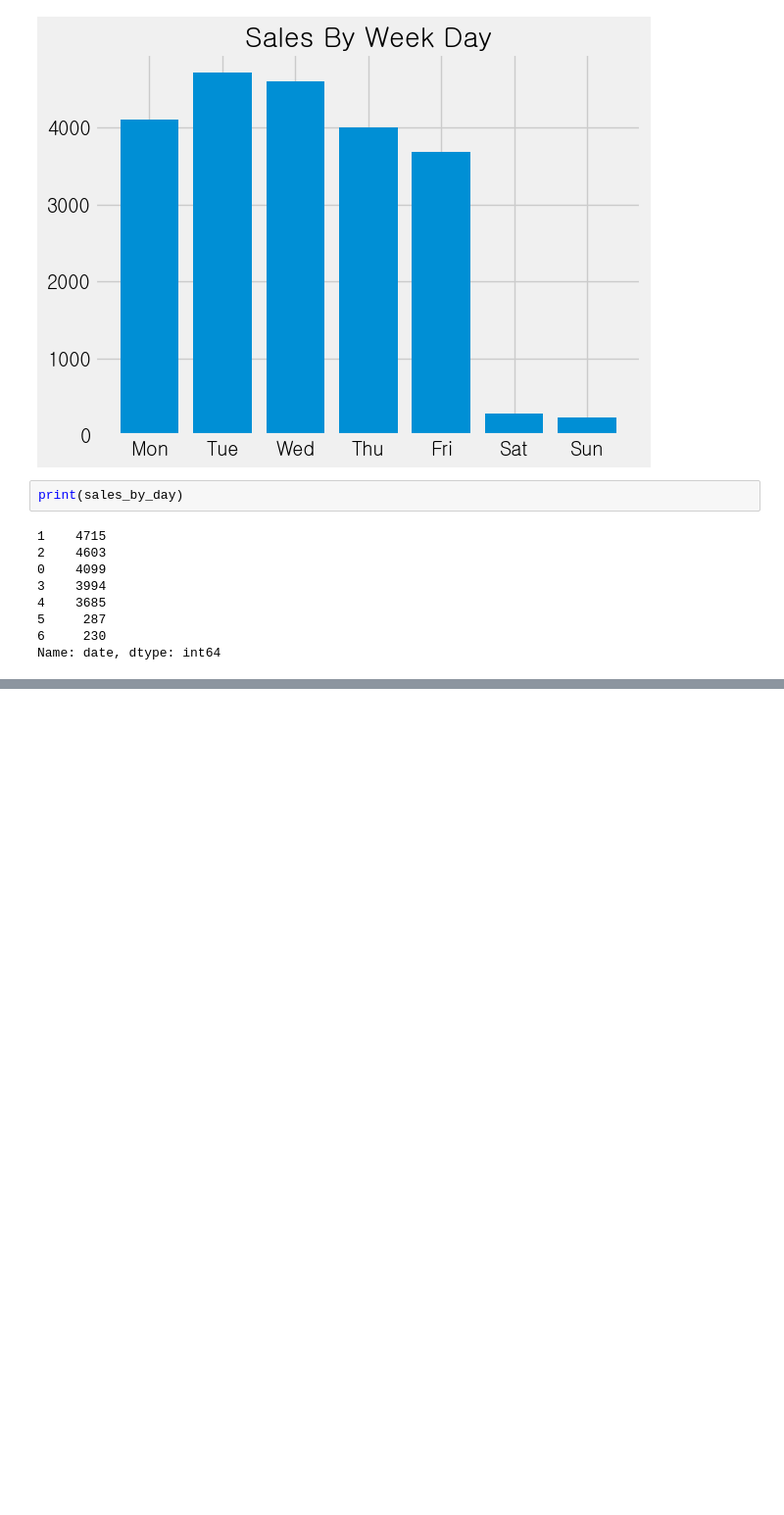
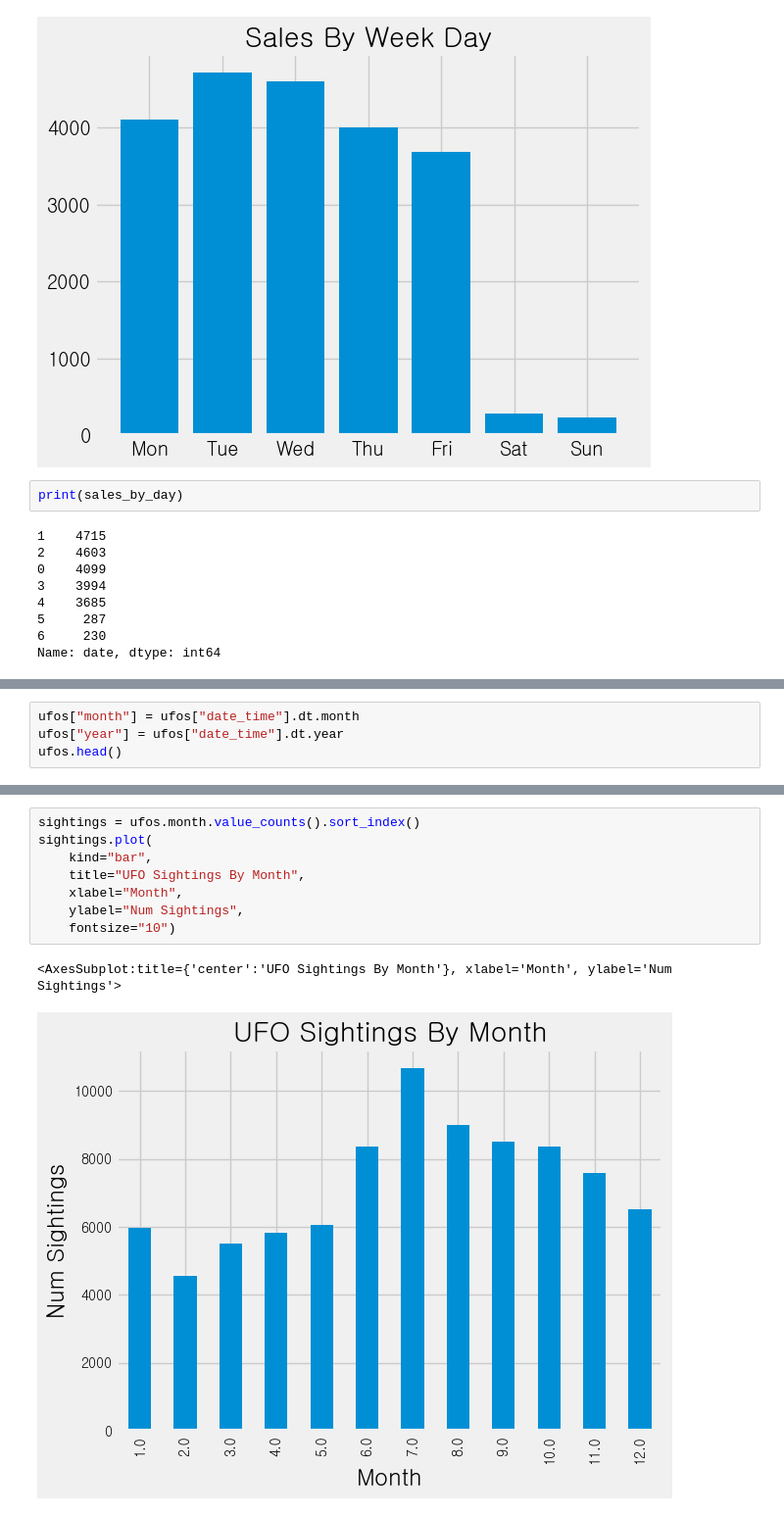
Before and after one commit to minseok06/python, a Jupyter notebook: 12강.ipynb, the cells around one changed output, grey strips where cells are left out. Shown: that part at 98% size. Saved outputs shown, nothing was run; the diff lists cells and outputs as text; blank space fills up the shorter version.

```diff
--- a/12강.ipynb
+++ b/12강.ipynb
@@ -223,0 +235,4 @@ pd.read_csv("data/nuforc_reports.csv").head()
+# %%
+ufos["month"] = ufos["date_time"].dt.month
+ufos["year"] = ufos["date_time"].dt.year
+ufos.head()
@@ -223,0 +246,11 @@ pd.read_csv("data/nuforc_reports.csv").head()
+# %%
+sightings = ufos.month.value_counts().sort_index()
+sightings.plot(
+    kind="bar",
+    title="UFO Sightings By Month",
+    xlabel="Month",
+    ylabel="Num Sightings",
+    fontsize="10")
+# %% [output]
+<AxesSubplot:title={'center':'UFO Sightings By Month'}, xlabel='Month', ylabel='Num Sightings'>
+[figure, added]
```
Also changed, not shown: parts of 24 cells of this notebook.
